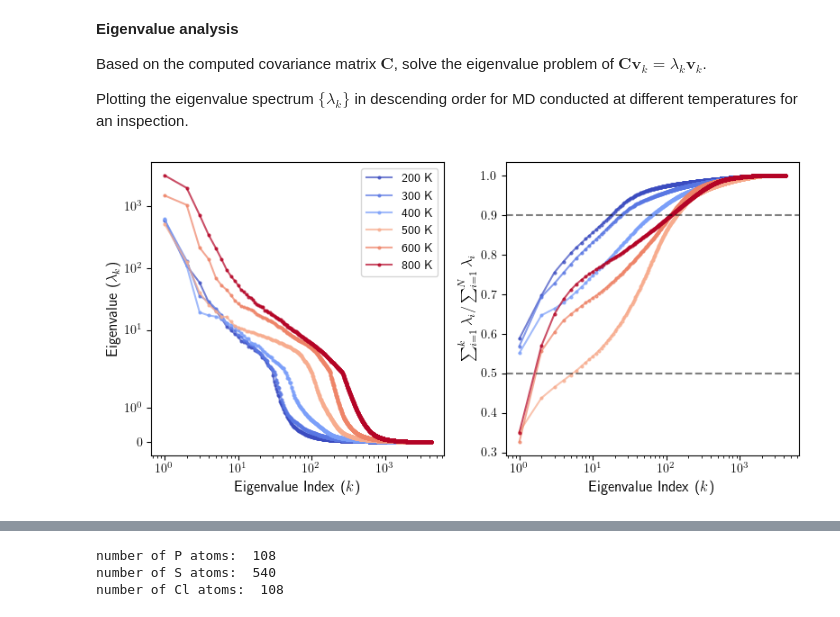
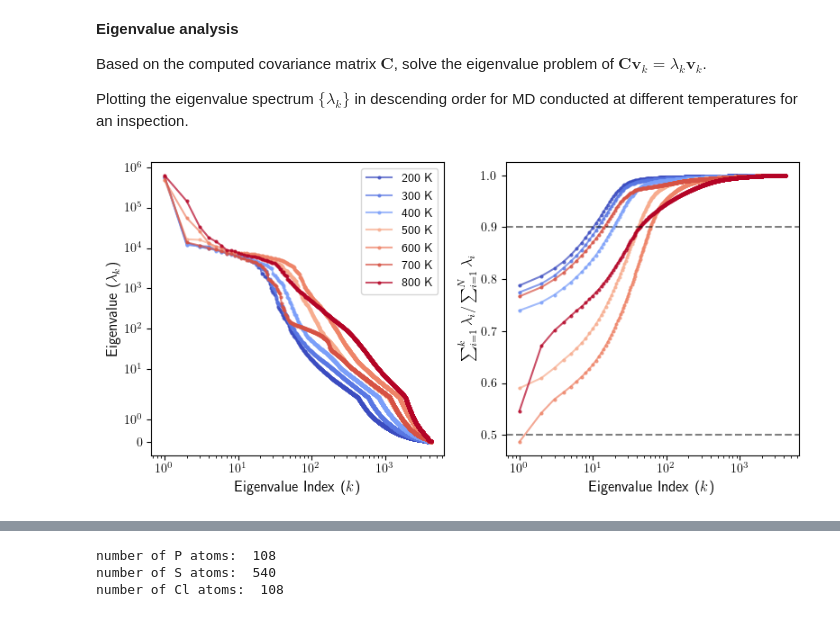
Before and after one commit to yangjackie/diffuser, a Jupyter notebook: essential_dynamics.ipynb, the cells around one changed output, grey strips where cells are left out. Drawn from its saved outputs; the diff is of its cells as text; code cells hidden in the pictures.

Commit message:
Correcting the mass renormalisation factor in the covariance matrix.

```diff
--- a/essential_dynamics.ipynb
+++ b/essential_dynamics.ipynb
@@ -25,7 +25,7 @@ def _progress(iterable, **kwargs):
     return iterable
 # %%
 # load the molecular dynamics trajectory
-traj_directory = "/Volumes/Expansion/Jack_work_data/LiPSCl-diffusion/nve_md/FT_MACE_long_traj/200_K/"
+traj_directory = "/Users/jackyang-macmini/Dropbox/Documents/projects/artificial_intelligence/LiPSCl-diffusion/nve_md/FT_MACE_long_traj/400_K/"
 all_traj_files = glob.glob(traj_directory + "nve_md_*.traj")
 traj = []
 for i in range(len(all_traj_files)):
@@ -103,20 +125,22 @@ Based on the computed covariance matrix $\mathbf{C}$, solve the eigenvalue probl
 Plotting the eigenvalue spectrum $\{\lambda_k\}$ in descending order for MD conducted at different temperatures for an inspection.
 # %%
 from matplotlib import pyplot as plt
-covariance_matrix_200K = np.load("/Users/jackyang-macmini/OneDrive - UNSW/Documents/Projects/artificial_intelligence/LiPSCl-diffusion/nve_md/FT_MACE_long_traj/200_K/covariance_matrix.npy")
-covariance_matrix_300K = np.load("/Users/jackyang-macmini/OneDrive - UNSW/Documents/Projects/artificial_intelligence/LiPSCl-diffusion/nve_md/FT_MACE_long_traj/300_K/covariance_matrix.npy")
-covariance_matrix_400K = np.load("/Users/jackyang-macmini/OneDrive - UNSW/Documents/Projects/artificial_intelligence/LiPSCl-diffusion/nve_md/FT_MACE_long_traj/400_K/covariance_matrix.npy")
-covariance_matrix_500K = np.load("/Users/jackyang-macmini/OneDrive - UNSW/Documents/Projects/artificial_intelligence/LiPSCl-diffusion/nve_md/FT_MACE_long_traj/500_K/covariance_matrix.npy")
-covariance_matrix_600K = np.load("/Users/jackyang-macmini/OneDrive - UNSW/Documents/Projects/artificial_intelligence/LiPSCl-diffusion/nve_md/FT_MACE_long_traj/600_K/covariance_matrix.npy")
-#covariance_matrix_700K = np.load("/Users/jackyang-macmini/OneDrive - UNSW/Documents/Projects/artificial_intelligence/LiPSCl-diffusion/nve_md/FT_MACE_long_traj/700_K/covariance_matrix.npy")
-covariance_matrix_800K = np.load("/Users/jackyang-macmini/OneDrive - UNSW/Documents/Projects/artificial_intelligence/LiPSCl-diffusion/nve_md/FT_MACE_long_traj/800_K/covariance_matrix.npy")
+traj_directory = "/Users/jackyang-macmini/Dropbox/Documents/projects/artificial_intelligence/LiPSCl-diffusion/nve_md/FT_MACE_long_traj/"
+
+covariance_matrix_200K = np.load(traj_directory + "200_K/covariance_matrix.npy")
+covariance_matrix_300K = np.load(traj_directory + "300_K/covariance_matrix.npy")
+covariance_matrix_400K = np.load(traj_directory + "400_K/covariance_matrix.npy")
+covariance_matrix_500K = np.load(traj_directory + "500_K/covariance_matrix.npy")
+covariance_matrix_600K = np.load(traj_directory + "600_K/covariance_matrix.npy")
+covariance_matrix_700K = np.load(traj_directory + "700_K_rerun/covariance_matrix.npy")
+covariance_matrix_800K = np.load(traj_directory + "800_K/covariance_matrix.npy")
 # %%
 eigenvalues_200K, eigenvectors_200K = np.linalg.eigh(covariance_matrix_200K)
 eigenvalues_300K, eigenvectors_300K = np.linalg.eigh(covariance_matrix_300K)
 eigenvalues_400K, eigenvectors_400K = np.linalg.eigh(covariance_matrix_400K)
 eigenvalues_500K, eigenvectors_500K = np.linalg.eigh(covariance_matrix_500K)
 eigenvalues_600K, eigenvectors_600K = np.linalg.eigh(covariance_matrix_600K)
-#eigenvalues_700K, eigenvectors_700K = np.linalg.eigh(covariance_matrix_700K)
+eigenvalues_700K, eigenvectors_700K = np.linalg.eigh(covariance_matrix_700K)
 eigenvalues_800K, eigenvectors_800K = np.linalg.eigh(covariance_matrix_800K)
 
 #sort the eigenvectors according to descending order of eigenvalues
@@ -125,7 +149,7 @@ eigenvectors_300K = eigenvectors_300K[:, np.argsort(eigenvalues_300K)[::-1]]
 eigenvectors_400K = eigenvectors_400K[:, np.argsort(eigenvalues_400K)[::-1]]
 eigenvectors_500K = eigenvectors_500K[:, np.argsort(eigenvalues_500K)[::-1]]
 eigenvectors_600K = eigenvectors_600K[:, np.argsort(eigenvalues_600K)[::-1]]
-#eigenvectors_700K = eigenvectors_700K[:, np.argsort(eigenvalues_700K)[::-1]]
+eigenvectors_700K = eigenvectors_700K[:, np.argsort(eigenvalues_700K)[::-1]]
 eigenvectors_800K = eigenvectors_800K[:, np.argsort(eigenvalues_800K)[::-1]]
 
 #pick a color from the matplotlib colormap for each temperature
@@ -144,43 +168,43 @@ ax[0].plot([i+1 for i in range(len(eigenvalues_300K))], np.sort(eigenvalues_300K
 ax[0].plot([i+1 for i in range(len(eigenvalues_400K))], np.sort(eigenvalues_400K, axis=None)[::-1],'o-', c=color_400K, label='400 K',alpha=0.7,markersize=2)
 ax[0].plot([i+1 for i in range(len(eigenvalues_500K))], np.sort(eigenvalues_500K, axis=None)[::-1],'o-', c=color_500K, label='500 K',alpha=0.7,markersize=2)
 ax[0].plot([i+1 for i in range(len(eigenvalues_600K))], np.sort(eigenvalues_600K, axis=None)[::-1],'o-', c=color_600K, label='600 K',alpha=0.7,markersize=2)
-#ax[0].plot([i+1 for i in range(len(eigenvalues_700K))], np.sort(eigenvalues_700K, axis=None)[::-1],'o-', c=color_700K, label='700 K',alpha=0.7,markersize=2)
+ax[0].plot([i+1 for i in range(len(eigenvalues_700K))], np.sort(eigenvalues_700K, axis=None)[::-1],'o-', c=color_700K, label='700 K',alpha=0.7,markersize=2)
 ax[0].plot([i+1 for i in range(len(eigenvalues_800K))], np.sort(eigenvalues_800K, axis=None)[::-1],'o-', c=color_800K, label='800 K',alpha=0.7,markersize=2)
 
 ax[0].set_yscale("symlog")
 ax[0].set_xscale("log")
 ax[0].set_xlabel('Eigenvalue Index ($k$)', fontsize=12)
 ax[0].set_ylabel('Eigenvalue ($\\lambda_k$)', fontsize=12)
 ax[0].tick_params(axis='both', which='both', labelsize=10)
 ax[0].legend(fontsize=10)
 
 _eigenvalues_200K = np.sort(eigenvalues_200K, axis=None)[::-1]
 _eigenvalues_600K = np.sort(eigenvalues_600K, axis=None)[::-1]
 _eigenvalues_300K = np.sort(eigenvalues_300K, axis=None)[::-1]
 _eigenvalues_500K = np.sort(eigenvalues_500K, axis=None)[::-1]
 _eigenvalues_400K = np.sort(eigenvalues_400K, axis=None)[::-1]
-#_eigenvalues_700K = np.sort(eigenvalues_700K, axis=None)[::-1]
+_eigenvalues_700K = np.sort(eigenvalues_700K, axis=None)[::-1]
 _eigenvalues_800K = np.sort(eigenvalues_800K, axis=None)[::-1]
 
 ax[1].plot([i+1 for i in range(len(eigenvalues_200K))], [np.sum(_eigenvalues_200K[:i+1])/np.sum(eigenvalues_200K) for i in range(len(eigenvalues_200K))],'-o', c=color_200K, label='200 K',alpha=0.7,markersize=2)
 ax[1].plot([i+1 for i in range(len(eigenvalues_300K))], [np.sum(_eigenvalues_300K[:i+1])/np.sum(eigenvalues_300K) for i in range(len(eigenvalues_300K))],'-o', c=color_300K, label='300 K',alpha=0.7,markersize=2)
 ax[1].plot([i+1 for i in range(len(eigenvalues_400K))], [np.sum(_eigenvalues_400K[:i+1])/np.sum(eigenvalues_400K) for i in range(len(eigenvalues_400K))],'-o', c=color_400K, label='400 K',alpha=0.7,markersize=2)
 ax[1].plot([i+1 for i in range(len(eigenvalues_500K))], [np.sum(_eigenvalues_500K[:i+1])/np.sum(eigenvalues_500K) for i in range(len(eigenvalues_500K))],'-o', c=color_500K, label='500 K',alpha=0.7,markersize=2)
 ax[1].plot([i+1 for i in range(len(eigenvalues_600K))], [np.sum(_eigenvalues_600K[:i+1])/np.sum(eigenvalues_600K) for i in range(len(eigenvalues_600K))],'-o', c=color_600K, label='600 K',alpha=0.7,markersize=2)
-#ax[1].plot([i+1 for i in range(len(eigenvalues_700K))], [np.sum(_eigenvalues_700K[:i+1])/np.sum(eigenvalues_700K) for i in range(len(eigenvalues_700K))],'-o', c=color_700K, label='700 K',alpha=0.7,markersize=2)
+ax[1].plot([i+1 for i in range(len(eigenvalues_700K))], [np.sum(_eigenvalues_700K[:i+1])/np.sum(eigenvalues_700K) for i in range(len(eigenvalues_700K))],'-o', c=color_700K, label='700 K',alpha=0.7,markersize=2)
 ax[1].plot([i+1 for i in range(len(eigenvalues_800K))], [np.sum(_eigenvalues_800K[:i+1])/np.sum(eigenvalues_800K) for i in range(len(eigenvalues_800K))],'-o', c=color_800K, label='800 K',alpha=0.7,markersize=2)
 ax[1].set_xscale("log")
 #ax[1].set_yscale("log")
 ax[1].set_xlabel('Eigenvalue Index ($k$)', fontsize=12)
 ax[1].set_ylabel('$\\sum_{i=1}^k \\lambda_i / \\sum_{i=1}^N \\lambda_i$', fontsize=12)
 ax[1].tick_params(axis='both', which='both', labelsize=10)
 #ax[1].legend()
 ax[1].axhline(0.9, c='k', ls='--', alpha=0.5)
 ax[1].axhline(0.5, c='k', ls='--', alpha=0.5)
 plt.tight_layout()
 plt.show()
 # %% [output]
-[figure, old version]
+[figure, new version]
 # %%
 # repeat the above analysis but for particular sublattice only
 element = "Li"
```
Also changed, not shown: parts of 8 cells of this notebook, 2 other files.
